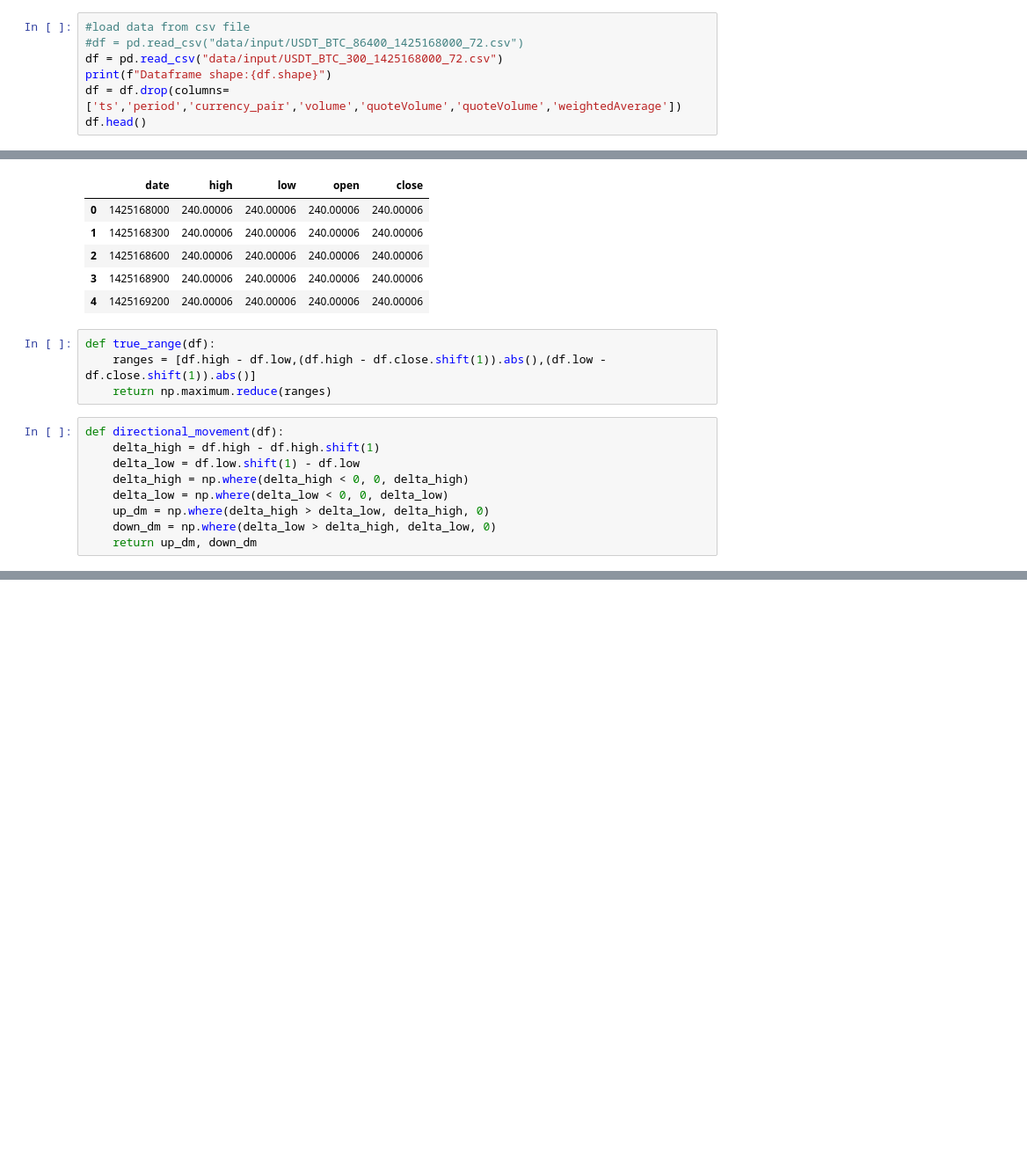
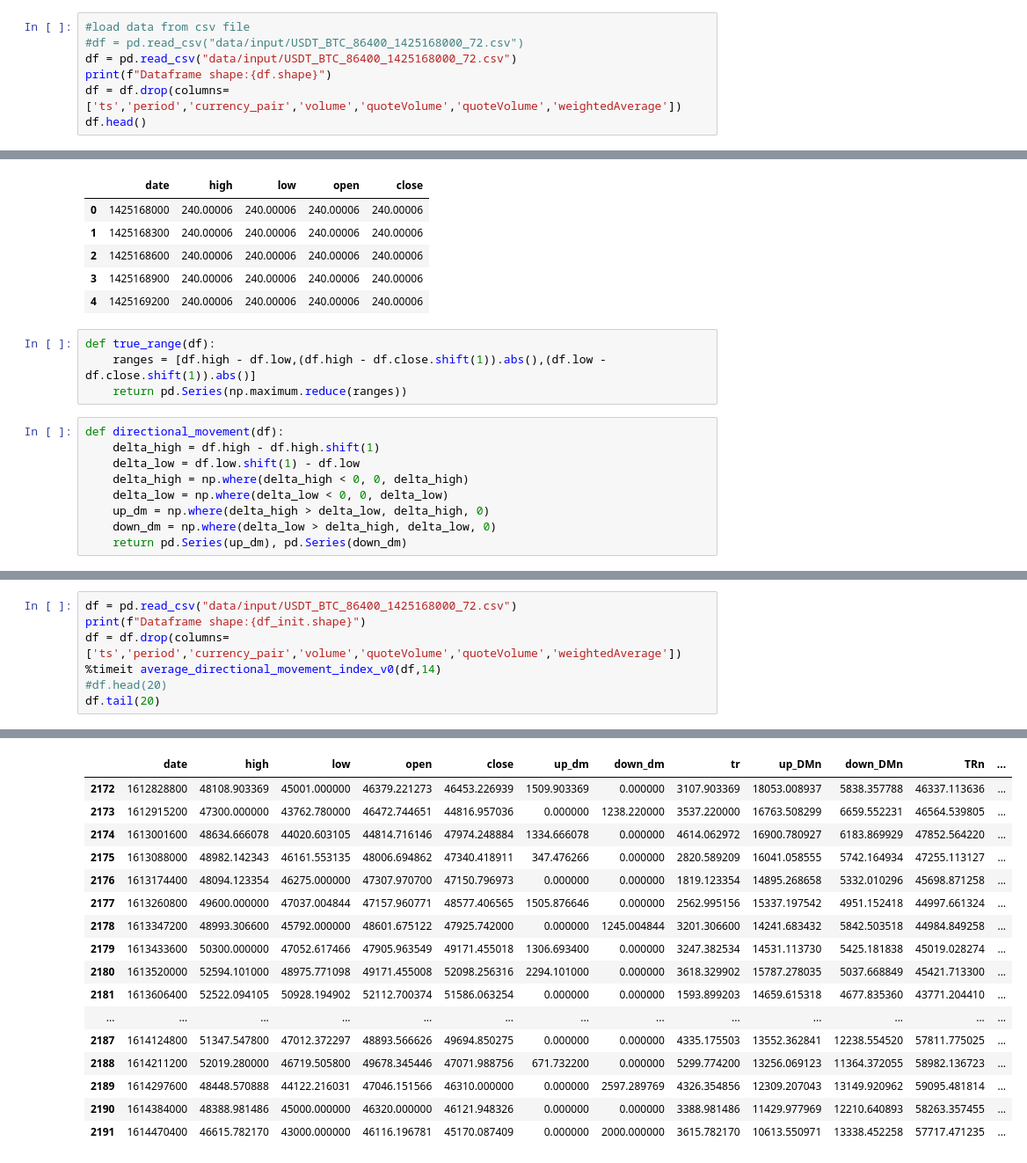
Before and after one commit to mcmissile007/indicators, a Jupyter notebook: adx_indicator.ipynb, the cells around one changed output, grey strips where cells are left out. Shown: that part at 88% size. Drawn from its saved outputs; the diff is of its cells as text; blank space fills up the shorter version.

```diff
--- a/adx_indicator.ipynb
+++ b/adx_indicator.ipynb
@@ -45,7 +45,7 @@ Dataframe shape:(42, 4)
 # %%
 #load data from csv file
 #df = pd.read_csv("data/input/USDT_BTC_86400_1425168000_72.csv")
-df = pd.read_csv("data/input/USDT_BTC_300_1425168000_72.csv")
+df = pd.read_csv("data/input/USDT_BTC_86400_1425168000_72.csv")
 print(f"Dataframe shape:{df.shape}")
 df = df.drop(columns=['ts','period','currency_pair','volume','quoteVolume','quoteVolume','weightedAverage'])
 df.head()
@@ -60,7 +60,7 @@ Dataframe shape:(631047, 11)
 # %%
 def true_range(df):
     ranges = [df.high - df.low,(df.high - df.close.shift(1)).abs(),(df.low - df.close.shift(1)).abs()]
-    return np.maximum.reduce(ranges)
+    return pd.Series(np.maximum.reduce(ranges))
 # %%
 def directional_movement(df):
     delta_high = df.high - df.high.shift(1)
@@ -69,5 +69,5 @@ def directional_movement(df):
     delta_low = np.where(delta_low < 0, 0, delta_low)
     up_dm = np.where(delta_high > delta_low, delta_high, 0)
     down_dm = np.where(delta_low > delta_high, delta_low, 0)
-    return up_dm, down_dm
+    return pd.Series(up_dm), pd.Series(down_dm)
 # %%
@@ -108,0 +150,8 @@ df
+# %%
+df = pd.read_csv("data/input/USDT_BTC_86400_1425168000_72.csv")
+print(f"Dataframe shape:{df_init.shape}")
+df = df.drop(columns=['ts','period','currency_pair','volume','quoteVolume','quoteVolume','weightedAverage'])
+%timeit average_directional_movement_index_v0(df,14)
+#df.head(20)
+df.tail(20)
+# %% [output]
@@ -108,0 +160,17 @@ df
+|  | date | high | low | open | close | up_dm | down_dm | tr | up_DMn | down_DMn | TRn | ... |
+| 2172 | 1612828800 | 48108.903369 | 45001.000000 | 46379.221273 | 46453.226939 | 1509.903369 | 0.000000 | 3107.903369 | 18053.008937 | 5838.357788 | 46337.113636 | ... |
+| 2173 | 1612915200 | 47300.000000 | 43762.780000 | 46472.744651 | 44816.957036 | 0.000000 | 1238.220000 | 3537.220000 | 16763.508299 | 6659.552231 | 46564.539805 | ... |
+| 2174 | 1613001600 | 48634.666078 | 44020.603105 | 44814.716146 | 47974.248884 | 1334.666078 | 0.000000 | 4614.062972 | 16900.780927 | 6183.869929 | 47852.564220 | ... |
+| 2175 | 1613088000 | 48982.142343 | 46161.553135 | 48006.694862 | 47340.418911 | 347.476266 | 0.000000 | 2820.589209 | 16041.058555 | 5742.164934 | 47255.113127 | ... |
+| 2176 | 1613174400 | 48094.123354 | 46275.000000 | 47307.970700 | 47150.796973 | 0.000000 | 0.000000 | 1819.123354 | 14895.268658 | 5332.010296 | 45698.871258 | ... |
+| 2177 | 1613260800 | 49600.000000 | 47037.004844 | 47157.960771 | 48577.406565 | 1505.876646 | 0.000000 | 2562.995156 | 15337.197542 | 4951.152418 | 44997.661324 | ... |
+| 2178 | 1613347200 | 48993.306600 | 45792.000000 | 48601.675122 | 47925.742000 | 0.000000 | 1245.004844 | 3201.306600 | 14241.683432 | 5842.503518 | 44984.849258 | ... |
+| 2179 | 1613433600 | 50300.000000 | 47052.617466 | 47905.963549 | 49171.455018 | 1306.693400 | 0.000000 | 3247.382534 | 14531.113730 | 5425.181838 | 45019.028274 | ... |
+| 2180 | 1613520000 | 52594.101000 | 48975.771098 | 49171.455008 | 52098.256316 | 2294.101000 | 0.000000 | 3618.329902 | 15787.278035 | 5037.668849 | 45421.713300 | ... |
+| 2181 | 1613606400 | 52522.094105 | 50928.194902 | 52112.700374 | 51586.063254 | 0.000000 | 0.000000 | 1593.899203 | 14659.615318 | 4677.835360 | 43771.204410 | ... |
+| ... | ... | ... | ... | ... | ... | ... | ... | ... | ... | ... | ... | ... |
+| 2187 | 1614124800 | 51347.547800 | 47012.372297 | 48893.566626 | 49694.850275 | 0.000000 | 0.000000 | 4335.175503 | 13552.362841 | 12238.554520 | 57811.775025 | ... |
+| 2188 | 1614211200 | 52019.280000 | 46719.505800 | 49678.345446 | 47071.988756 | 671.732200 | 0.000000 | 5299.774200 | 13256.069123 | 11364.372055 | 58982.136723 | ... |
+| 2189 | 1614297600 | 48448.570888 | 44122.216031 | 47046.151566 | 46310.000000 | 0.000000 | 2597.289769 | 4326.354856 | 12309.207043 | 13149.920962 | 59095.481814 | ... |
+| 2190 | 1614384000 | 48388.981486 | 45000.000000 | 46320.000000 | 46121.948326 | 0.000000 | 0.000000 | 3388.981486 | 11429.977969 | 12210.640893 | 58263.357455 | ... |
+| 2191 | 1614470400 | 46615.782170 | 43000.000000 | 46116.196781 | 45170.087409 | 0.000000 | 2000.000000 | 3615.782170 | 10613.550971 | 13338.452258 | 57717.471235 | ... |
```
Also changed, not shown: parts of 8 cells of this notebook.
